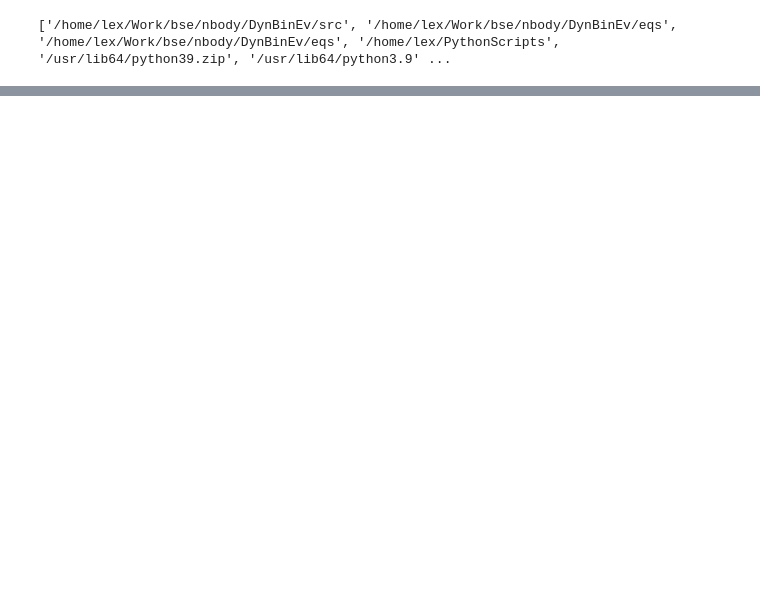
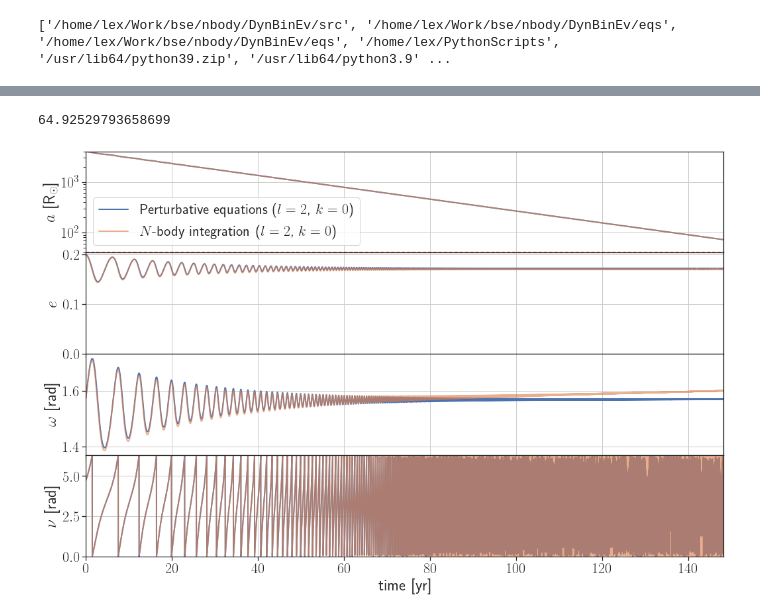
Before and after one commit to spzwart/DynBinEv, a Jupyter notebook: eqs/paperplots.ipynb, the cells around one changed output, grey strips where cells are left out. Drawn from its saved outputs; the diff is of its cells as text; code cells hidden in the pictures; blank space fills up the shorter version.

```diff
--- a/eqs/paperplots.ipynb
+++ b/eqs/paperplots.ipynb
@@ -117,0 +122,9 @@ f.savefig("nbody_comp.pdf")
+# %%
+#### SECULAR l=1, k=0
+C_l1k0, Lex, Tex = MacegaPhaseEvolve.C_from_X(X, mu, a0, l=1, k=0)
+CEvolve = MacegaPhaseEvolve(l=1, k=0)
+CEvolve.initialize_system(m1, m2, a0, e0, ome0, nu0, C=C_l1k0, a1=a1)
+start = timer()
+t, a, e, ome, nu, g = CEvolve.run_system(tfin=CEvolve.Period0*20, dt_out=CEvolve.Period0*0.001)
+end = timer()
+print(phtime:=end - start)
@@ -117,0 +140,8 @@ f.savefig("nbody_comp.pdf")
+# %%
+#### NBODY l=1, k=0
+CEKickEvolve = MacegaKick(l=1, k=0, dtkick=0.01)
+CEKickEvolve.initialize_model(m1, m2, a0, e0, ome0, nu0, afin=a1, C=C_l1k0)
+start = timer()
+t_nb, a_nb, e_nb, ome_nb, nu_nb = CEKickEvolve.run_model(tfin = CEKickEvolve.Period0*20, dt_out = CEKickEvolve.Period0*0.001, check_collisions=False)
+end = timer()
+print(nbtime:=end - start)
@@ -117,0 +157,45 @@ f.savefig("nbody_comp.pdf")
+# %%
+print(nbtime/phtime)
+# %% [output]
+64.92529793658699
+# %%
+f, ax = plt.subplots(4, sharex=True, figsize=(15, 10))
+
+ax[0].plot(t, a, lw=2, label="Perturbative equations ($l=2$, $k=0$)")
+ax[0].plot(t_nb, a_nb, lw=2, alpha=0.66, label="$N$-body integration ($l=2$, $k=0$)")
+
+ax[0].set_ylabel("$a$ [R$_\odot$]")
+ax[0].axhline(a0.value_in(units.RSun), c="black", ls="--")
+ax[0].axhline(a1.value_in(units.RSun), c="red", ls="--")
+ax[0].legend()
+ax[0].set_yscale("log")
+
+ax[1].plot(t, e, lw=2)
+ax[1].plot(t_nb, e_nb, lw=2, alpha=0.66, label="$N$-body integration ($l=2$, $k=0$)")
+ax[1].set_ylabel("$e$")
+ax[1].set_xlabel("time [yr]")
+ax[1].set_ylim(bottom=0)
+
+ax[2].plot(t, ome, lw=2)
+ax[2].plot(t_nb, ome_nb, lw=2, alpha=0.66)
+ax[2].set_ylabel("$\\omega$ [rad]")
+ax[2].set_xlabel("time [yr]")
+ax[2].set_ylim()
+
+ax[3].plot(t, nu, lw=2)
+ax[3].plot(t_nb, nu_nb, lw=2, alpha=0.66)
+ax[3].set_ylabel("$\\nu$ [rad]")
+ax[3].set_xlabel("time [yr]")
+ax[3].set_ylim(bottom=0, top=2 * np.pi)
+plt.tight_layout()
+
+for axx in ax:
+    axx.grid(True)
+    axx.margins(0.00, 0.00)
+
+f.subplots_adjust(hspace=0)
+
+plt.show()
+f.savefig("nbody_comp2.pdf")
+# %% [output]
+[figure, added]
```
Also changed, not shown: parts of 13 cells of this notebook, 1 other file.
